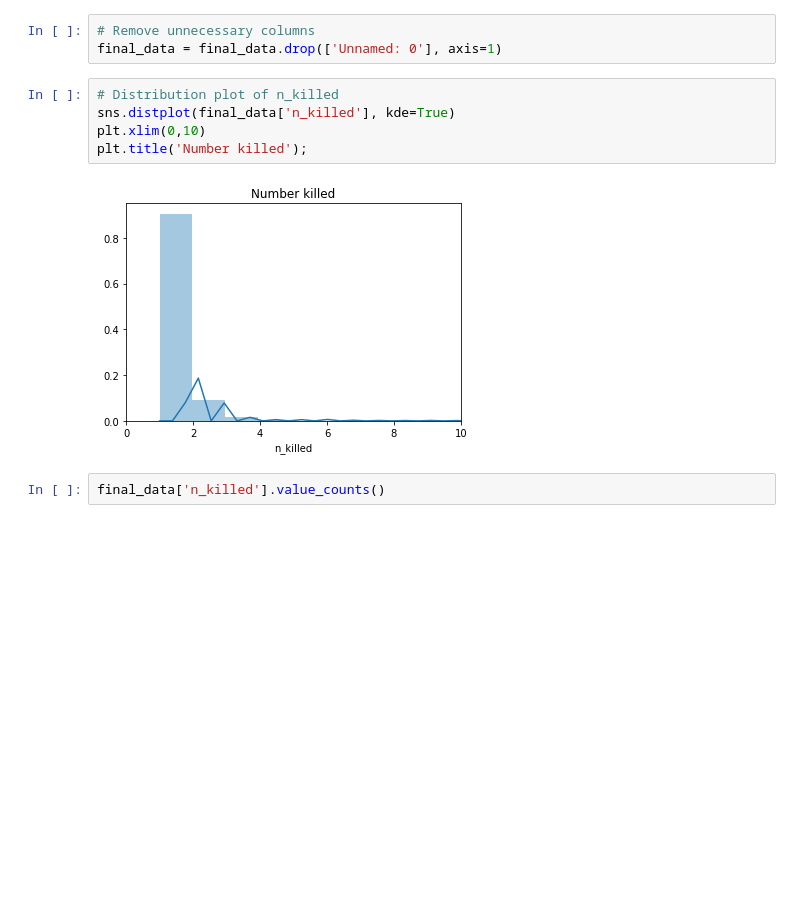
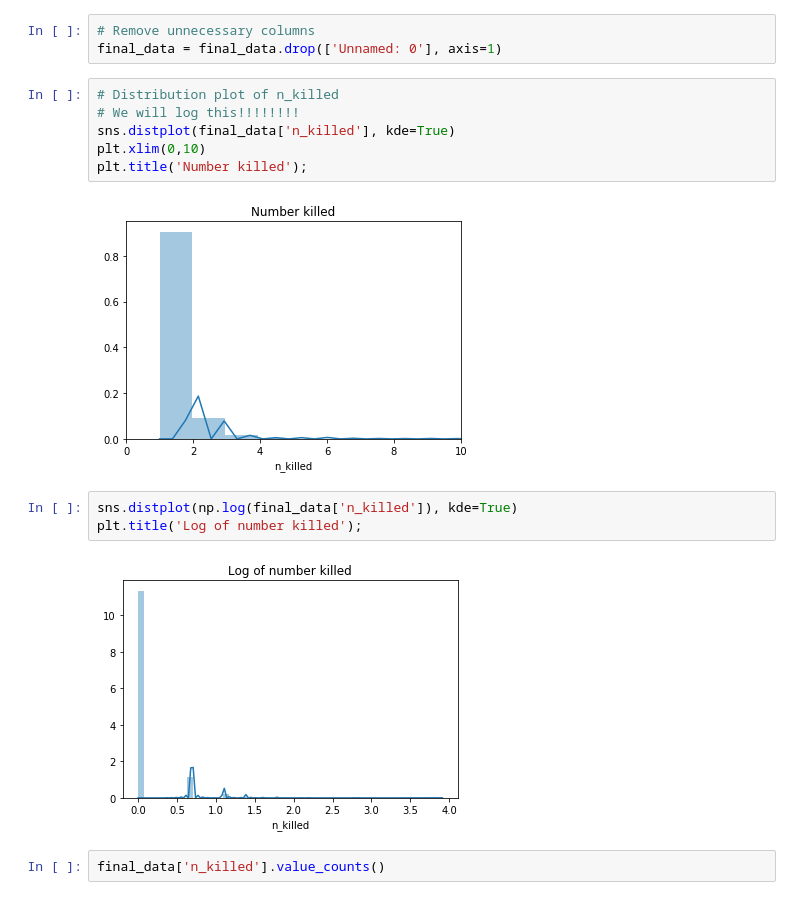
Before and after one commit to tnchen/group-31-data-x-proj, a Jupyter notebook: EDA and Data Visualization.ipynb, the cells around one changed output. Saved outputs shown, nothing was run; the diff lists cells and outputs as text; blank space fills up the shorter version.

```diff
--- a/EDA and Data Visualization.ipynb
+++ b/EDA and Data Visualization.ipynb
@@ -15,11 +16,17 @@ final_data = pd.read_csv('data/final_data.csv')
 final_data = final_data.drop(['Unnamed: 0'], axis=1)
 # %%
 # Distribution plot of n_killed
+# We will log this!!!!!!!!
 sns.distplot(final_data['n_killed'], kde=True)
 plt.xlim(0,10)
 plt.title('Number killed');
 # %% [output]
 [figure]
+# %%
+sns.distplot(np.log(final_data['n_killed']), kde=True)
+plt.title('Log of number killed');
+# %% [output]
+[figure, added]
 # %%
 final_data['n_killed'].value_counts()
 # %% [output]
```
Also changed, not shown: parts of 7 cells of this notebook.
